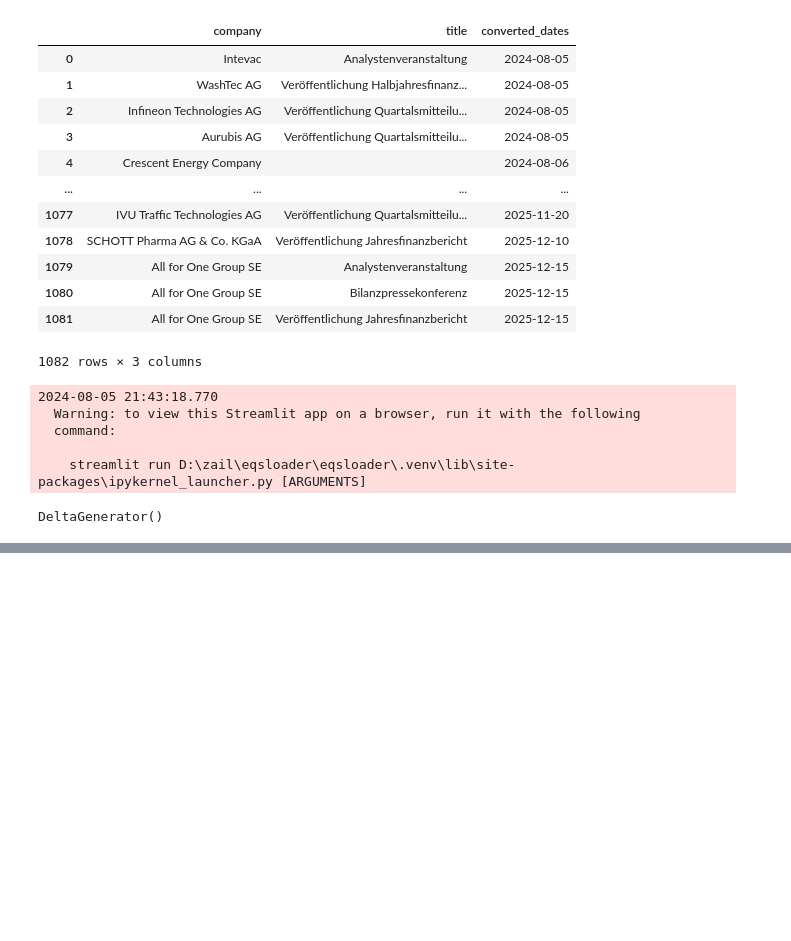
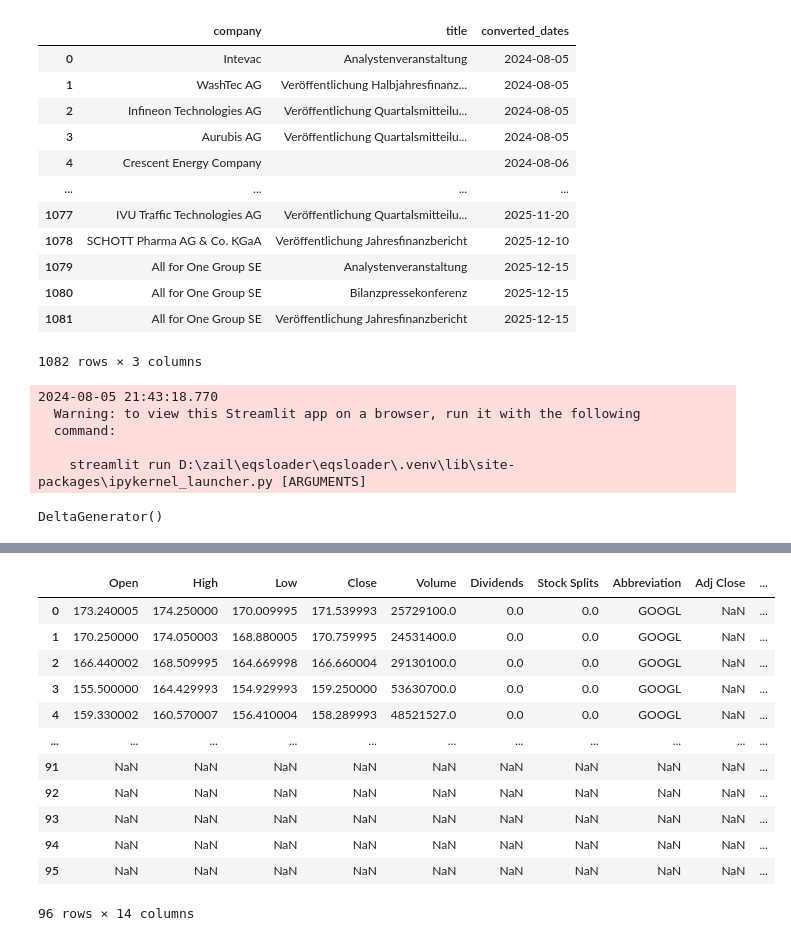
Before and after one commit to lz039/financialevents, a Jupyter notebook: Services/EqsLoaderPlayground.ipynb, the cells around one changed output, grey strips where cells are left out. Cells and saved outputs as stored; diff of their text form; code cells hidden in the pictures; blank space fills up the shorter version.

```diff
--- a/Services/EqsLoaderPlayground.ipynb
+++ b/Services/EqsLoaderPlayground.ipynb
@@ -71,0 +324,17 @@ DeltaGenerator()
+# %%
+df_final = pd.merge(result_df, df_merged, on='Abbreviation', how='right')
+df_final
+# %% [output]
+|  | Open | High | Low | Close | Volume | Dividends | Stock Splits | Abbreviation | Adj Close | ... |
+| 0 | 173.240005 | 174.250000 | 170.009995 | 171.539993 | 25729100.0 | 0.0 | 0.0 | GOOGL | NaN | ... |
+| 1 | 170.250000 | 174.050003 | 168.880005 | 170.759995 | 24531400.0 | 0.0 | 0.0 | GOOGL | NaN | ... |
+| 2 | 166.440002 | 168.509995 | 164.669998 | 166.660004 | 29130100.0 | 0.0 | 0.0 | GOOGL | NaN | ... |
+| 3 | 155.500000 | 164.429993 | 154.929993 | 159.250000 | 53630700.0 | 0.0 | 0.0 | GOOGL | NaN | ... |
+| 4 | 159.330002 | 160.570007 | 156.410004 | 158.289993 | 48521527.0 | 0.0 | 0.0 | GOOGL | NaN | ... |
+| ... | ... | ... | ... | ... | ... | ... | ... | ... | ... | ... |
+| 91 | NaN | NaN | NaN | NaN | NaN | NaN | NaN | NaN | NaN | ... |
+| 92 | NaN | NaN | NaN | NaN | NaN | NaN | NaN | NaN | NaN | ... |
+| 93 | NaN | NaN | NaN | NaN | NaN | NaN | NaN | NaN | NaN | ... |
+| 94 | NaN | NaN | NaN | NaN | NaN | NaN | NaN | NaN | NaN | ... |
+| 95 | NaN | NaN | NaN | NaN | NaN | NaN | NaN | NaN | NaN | ... |
+96 rows × 14 columns
```
Also changed, not shown: parts of 13 cells of this notebook, 1 other file.
